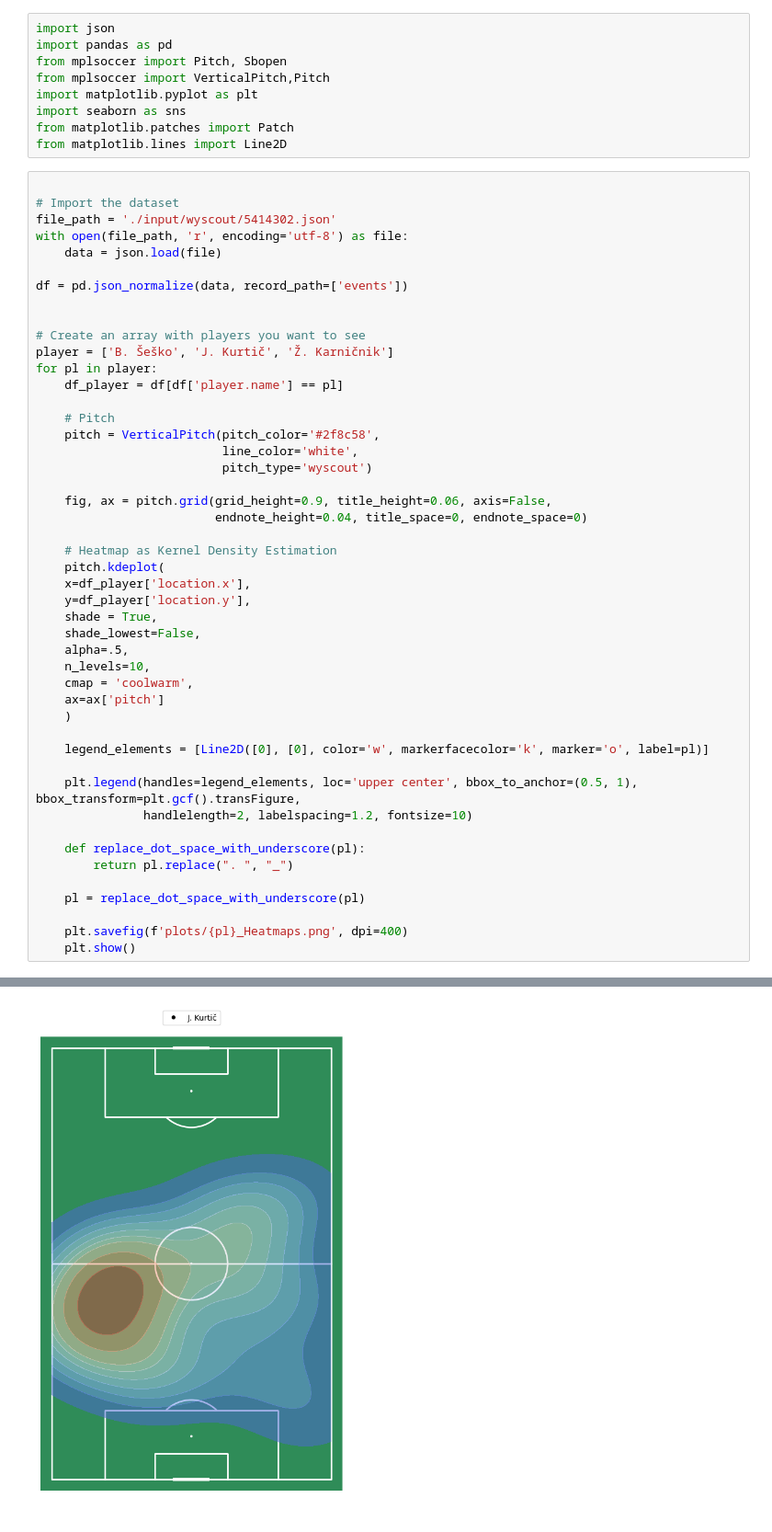
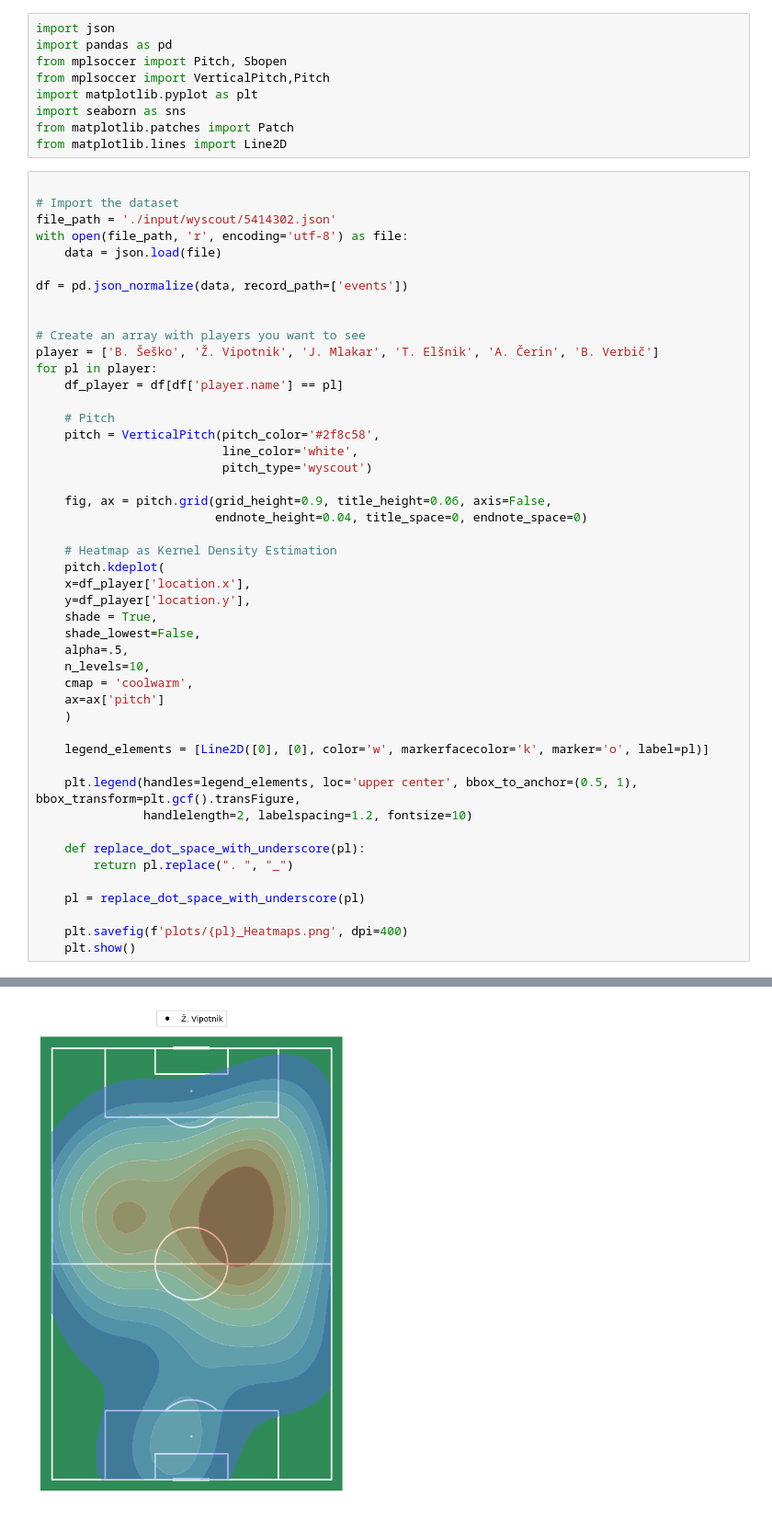
Before and after one commit to ngroggy/SoccerAnalytics, a Jupyter notebook: notebooks/3-PlayerHeatmap.ipynb, the cells around one changed output, grey strips where cells are left out. Shown at 92% size. Drawn from its saved outputs; the diff is of its cells as text.

Commit message:
Added more Heatmaps

```diff
--- a/notebooks/3-PlayerHeatmap.ipynb
+++ b/notebooks/3-PlayerHeatmap.ipynb
@@ -20,7 +20,7 @@ df = pd.json_normalize(data, record_path=['events'])
 
 
 # Create an array with players you want to see
-player = ['B. Šeško', 'J. Kurtič', 'Ž. Karničnik']
+player = ['B. Šeško', 'Ž. Vipotnik', 'J. Mlakar', 'T. Elšnik', 'A. Čerin', 'B. Verbič']
 for pl in player:
     df_player = df[df['player.name'] == pl]
 
@@ -39,34 +39,34 @@ for pl in player:
     shade = True,
     shade_lowest=False,
     alpha=.5,
     n_levels=10,
     cmap = 'coolwarm',
     ax=ax['pitch']
     )
 
     legend_elements = [Line2D([0], [0], color='w', markerfacecolor='k', marker='o', label=pl)]
 
     plt.legend(handles=legend_elements, loc='upper center', bbox_to_anchor=(0.5, 1), bbox_transform=plt.gcf().transFigure,
                handlelength=2, labelspacing=1.2, fontsize=10)
 
     def replace_dot_space_with_underscore(pl):
         return pl.replace(". ", "_")
 
     pl = replace_dot_space_with_underscore(pl)
 
     plt.savefig(f'plots/{pl}_Heatmaps.png', dpi=400)
     plt.show()
 # %% [output]
 `shade` is now deprecated in favor of `fill`; setting `fill=True`.
 This will become an error in seaborn v0.14.0; please update your code.
 
   return sns.kdeplot(x=x, y=y, ax=ax, clip=self.kde_clip, **kwargs)
 [figure]
 `shade` is now deprecated in favor of `fill`; setting `fill=True`.
 This will become an error in seaborn v0.14.0; please update your code.
 
   return sns.kdeplot(x=x, y=y, ax=ax, clip=self.kde_clip, **kwargs)
-[figure, old version]
+[figure, new version]
 `shade` is now deprecated in favor of `fill`; setting `fill=True`.
 This will become an error in seaborn v0.14.0; please update your code.
 
```
Also changed, not shown: parts of 1 cell of this notebook, 5 other files.
